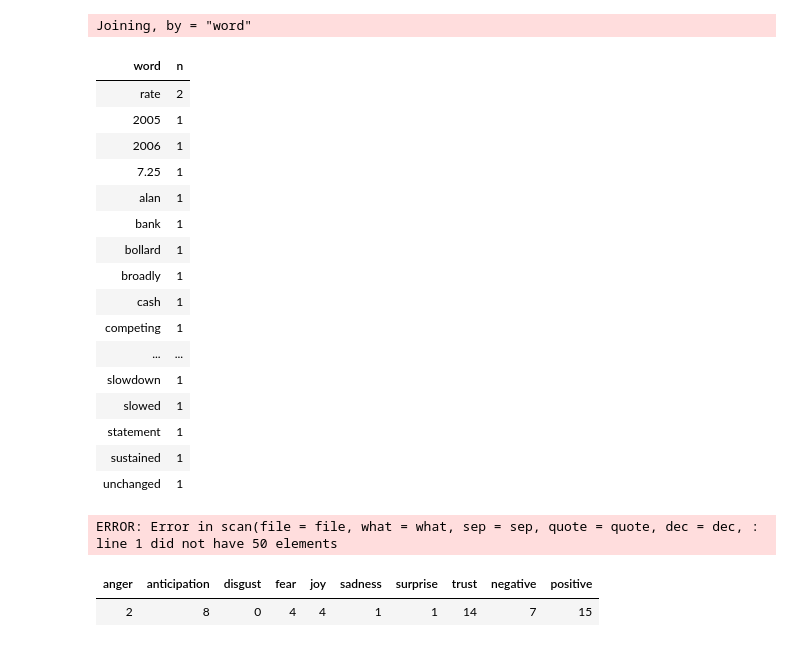
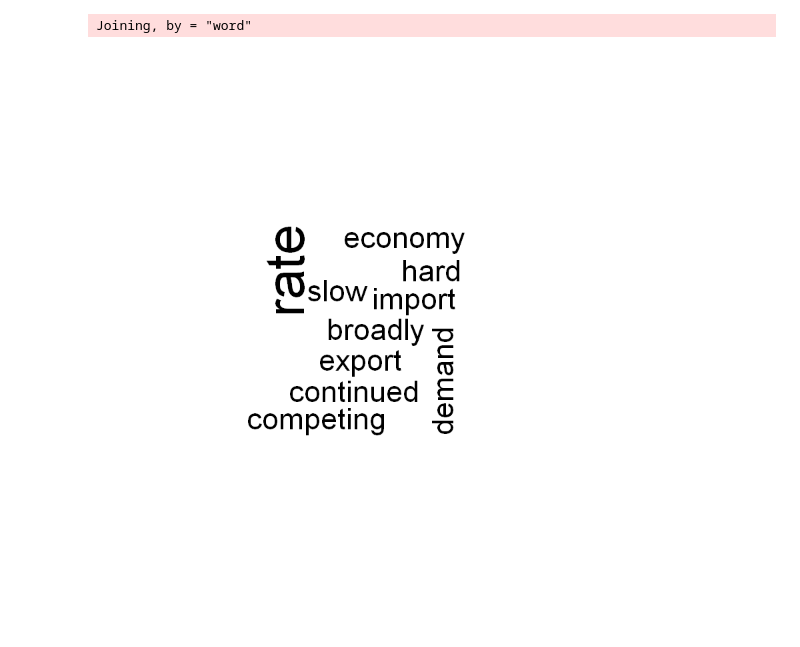
Before and after one commit to lachlandeer/central-bank-nlp, a Jupyter notebook: Tidy Text.ipynb, the cells around one changed output. Saved outputs shown, nothing was run; the diff lists cells and outputs as text; code cells hidden in the pictures.

```diff
--- a/Tidy Text.ipynb
+++ b/Tidy Text.ipynb
@@ -180,3 +193,8 @@ cb_tf_idf
+# %%
+text <- c("The Official Cash Rate (OCR) will remain unchanged at 7.25 percent.-",
+"Reserve Bank Governor Alan Bollard said: The economy has continued to slow in recent months, broadly in line with the outlook contained in our December Monetary Policy Statement.-",
+"GDP growth slowed in the third quarter of 2005, due to kthe impact of the high exchange rate on the export and import-competing sectors, and a fall in construction.-",
+"Looking to 2006, while there are some early indications, we are yet to see hard evidence of a sustained slowdown in domestic demand.")
 # %%
 # puts text into data frame
 text_df <- data_frame(line=1:4, text = text)
@@ -220,31 +238,12 @@ tidy_text <- tidy_text %>%
 Joining, by = "word"
 # %%
 tidy_text %>%
-    count(word, sort=TRUE)
+    count(word, sort=TRUE) %>%
+    with(wordcloud(word, n, max.words=10))
 # %% [output]
-| word | n |
-| rate | 2 |
-| 2005 | 1 |
-| 2006 | 1 |
-| 7.25 | 1 |
-| alan | 1 |
-| bank | 1 |
-| bollard | 1 |
-| broadly | 1 |
-| cash | 1 |
-| competing | 1 |
-| ... | ... |
-| slowdown | 1 |
-| slowed | 1 |
-| statement | 1 |
-| sustained | 1 |
-| unchanged | 1 |
+[figure, added]
-# %%
-cb_df <- read.table("vectors/cbtext.txt", header=FALSE)
-# %% [output]
-ERROR: Error in scan(file = file, what = what, sep = sep, quote = quote, dec = dec, : line 1 did not have 50 elements
 # %%
-get_nrc_sentiment("The Official Cash Rate (OCR) will remain unchanged at 7.25 percent.
+nrc <- get_nrc_sentiment("The Official Cash Rate (OCR) will remain unchanged at 7.25 percent.
 
 Reserve Bank Governor Alan Bollard said: The economy has continued to slow in recent months, broadly in line with the outlook contained in our December Monetary Policy Statement.
 GDP growth slowed in the third quarter of 2005, due to the impact of the high exchange rate on the export and import-competing sectors, and a fall in construction.
@@ -261,6 +260,3 @@ Of particular concern, inflation expectations remain uncomfortably high.
 Given this situation, we do not expect to raise the OCR further in this cycle; however, this possibility cannot be ruled out until we see clear evidence of a sustained weakening in domestic demand.
 Certainly we see no prospect of an OCR easing, given the relatively high medium-term inflation outlook.
 An early decline in interest rates, as expected by some in the financial markets, would risk reigniting spending and hence inflation pressures.")
-# %% [output]
-| anger | anticipation | disgust | fear | joy | sadness | surprise | trust | negative | positive |
-| 2 | 8 | 0 | 4 | 4 | 1 | 1 | 14 | 7 | 15 |
```
Also changed, not shown: parts of 16 cells of this notebook, 7 other files.
